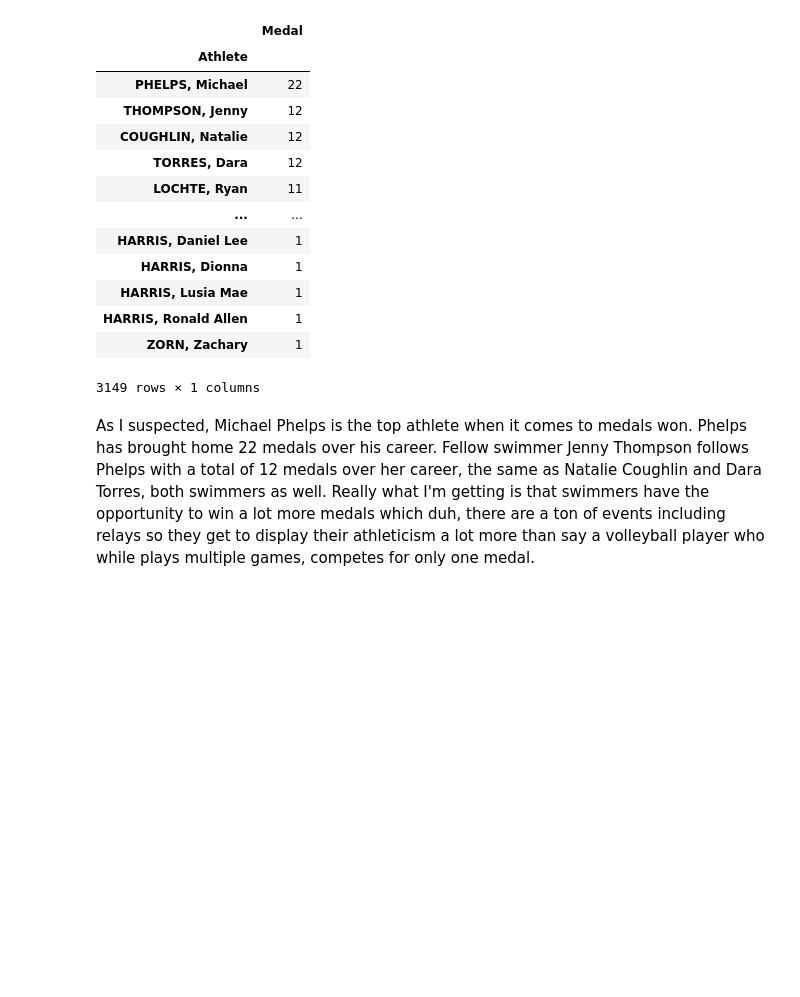
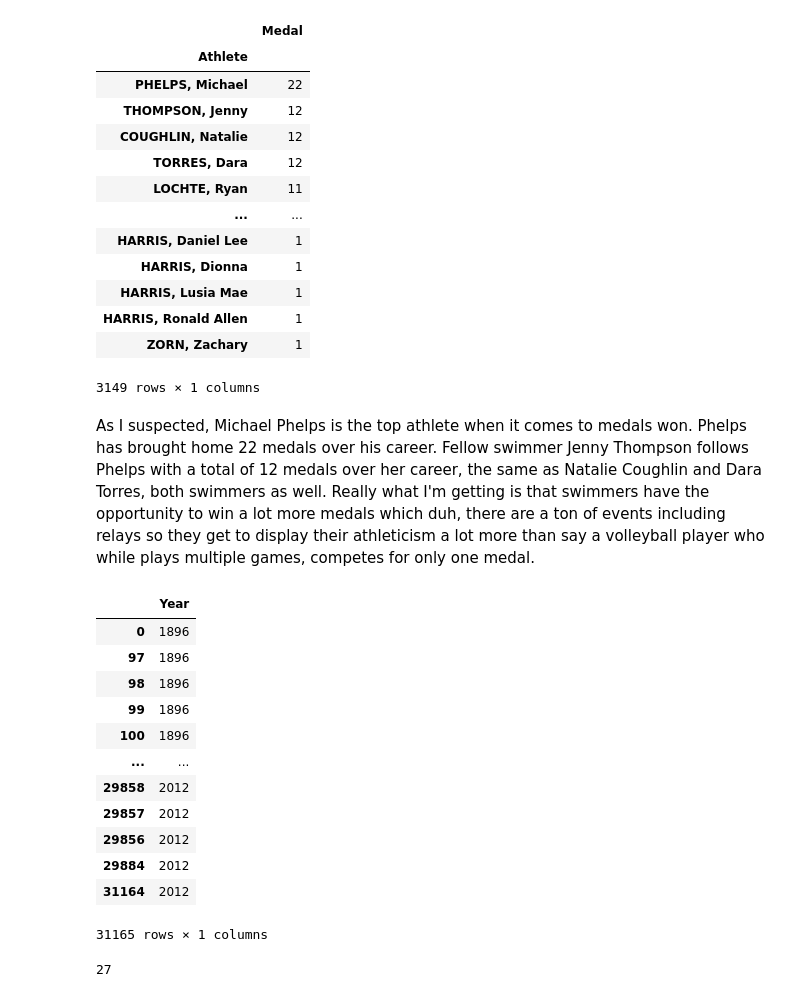
Before and after one commit to mcerow/summer_olympics, a Jupyter notebook: Summer_Olympics.ipynb, the cells around one changed output. Drawn from its saved outputs; the diff is of its cells as text; code cells hidden in the pictures; blank space fills up the shorter version.

```diff
--- a/Summer_Olympics.ipynb
+++ b/Summer_Olympics.ipynb
@@ -437,3 +437,19 @@ athlete_count.groupby('Athlete').count().sort_values('Medal', ascending=False)
 3149 rows × 1 columns
 # %% [markdown]
 As I suspected, Michael Phelps is the top athlete when it comes to medals won. Phelps has brought home 22 medals over his career. Fellow swimmer Jenny Thompson follows Phelps with a total of 12 medals over her career, the same as Natalie Coughlin and Dara Torres, both swimmers as well. Really what I'm getting is that swimmers have the opportunity to win a lot more medals which duh, there are a ton of events including relays so they get to display their athleticism a lot more than say a volleyball player who while plays multiple games, competes for only one medal.
+# %%
+data[['Year']].sort_values('Year')
+# %% [output]
+|  | Year |
+| 0 | 1896 |
+| 97 | 1896 |
+| 98 | 1896 |
+| 99 | 1896 |
+| 100 | 1896 |
+| ... | ... |
+| 29858 | 2012 |
+| 29857 | 2012 |
+| 29856 | 2012 |
+| 29884 | 2012 |
+| 31164 | 2012 |
+31165 rows × 1 columns
@@ -439,0 +458,4 @@ As I suspected, Michael Phelps is the top athlete when it comes to medals won. P
+# %%
+len(set(years))
+# %% [output]
+27
```
Also changed, not shown: parts of 6 cells of this notebook.
